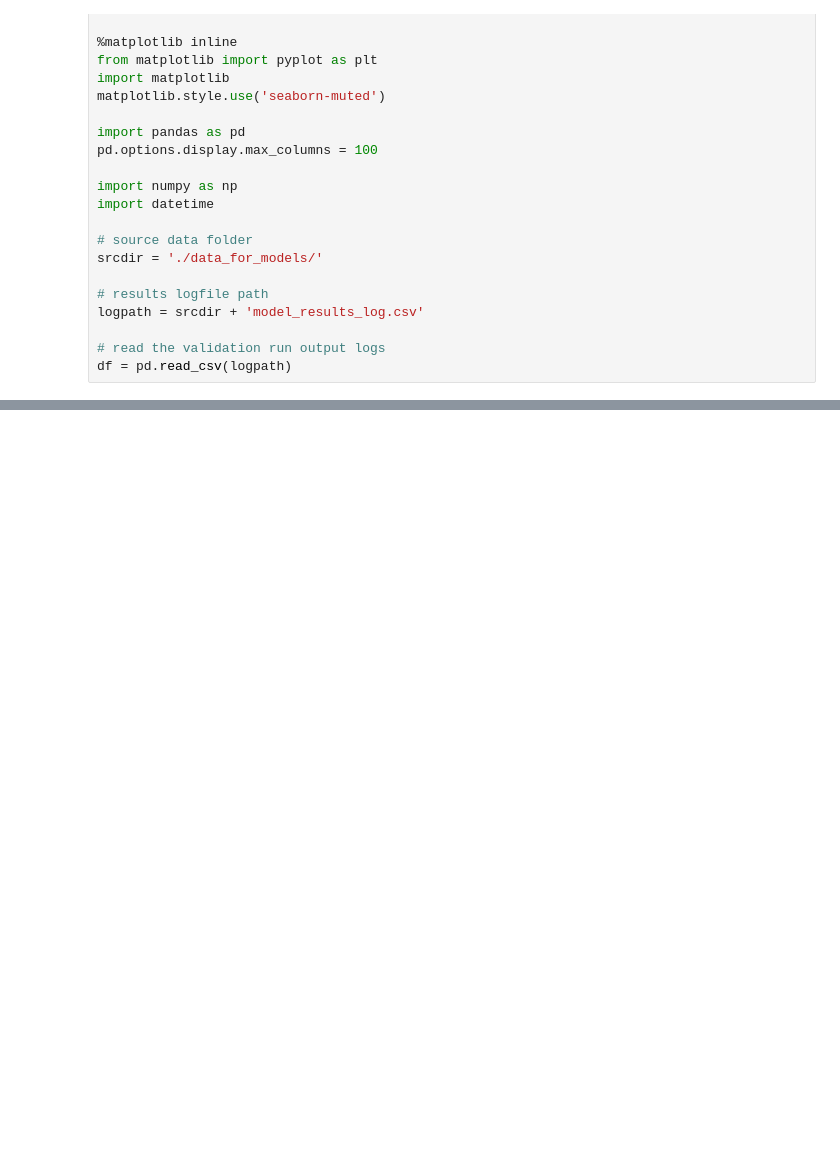
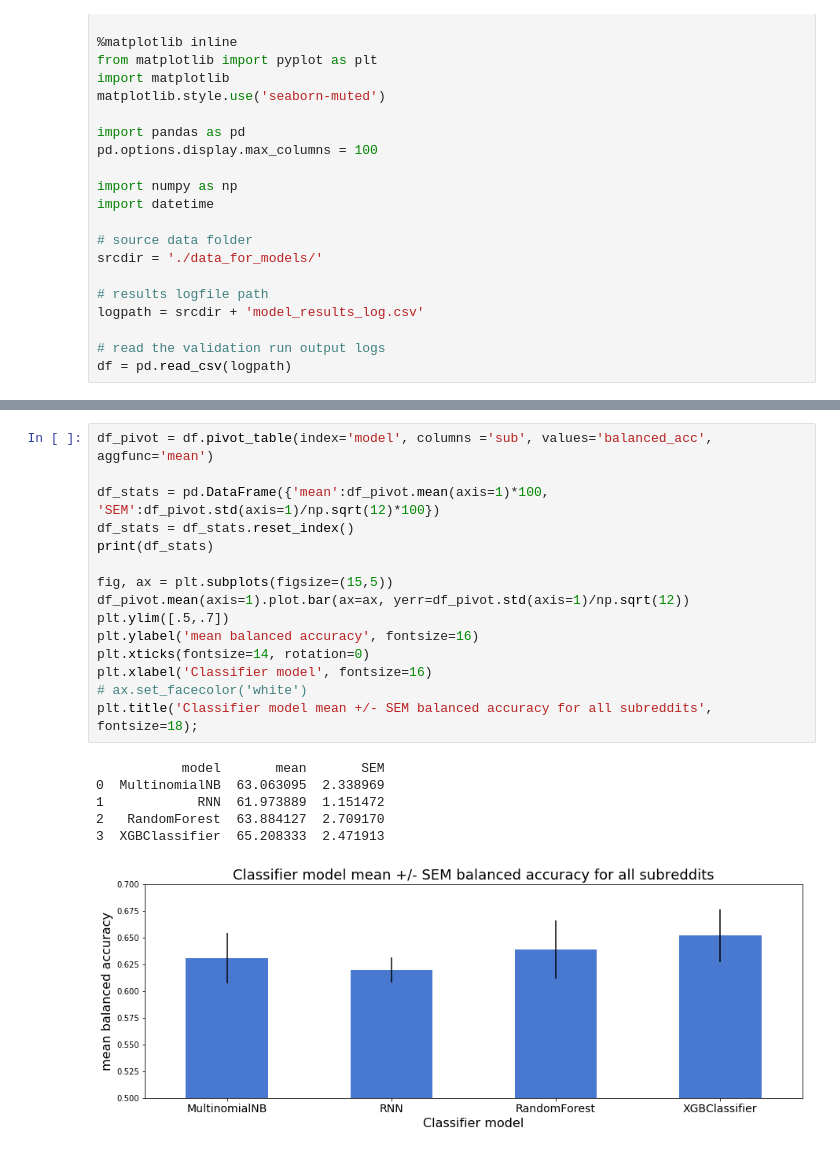
Before and after one commit to johnmburt/springboard, a Jupyter notebook: capstone_1/reddit_toxic_comment_detection_model_selection_v1.ipynb, the cells around one changed output, grey strips where cells are left out. Saved outputs shown, nothing was run; the diff lists cells and outputs as text; blank space fills up the shorter version.

```diff
--- a/capstone_1/reddit_toxic_comment_detection_model_selection_v1.ipynb
+++ b/capstone_1/reddit_toxic_comment_detection_model_selection_v1.ipynb
@@ -60,3 +73,25 @@ df[['sub','balanced_acc']][df['model'].str.contains('xgb', case=False)]
+# %%
+df_pivot = df.pivot_table(index='model', columns ='sub', values='balanced_acc', aggfunc='mean')
+
+df_stats = pd.DataFrame({'mean':df_pivot.mean(axis=1)*100, 'SEM':df_pivot.std(axis=1)/np.sqrt(12)*100})
+df_stats = df_stats.reset_index()
+print(df_stats)
+
+fig, ax = plt.subplots(figsize=(15,5))
+df_pivot.mean(axis=1).plot.bar(ax=ax, yerr=df_pivot.std(axis=1)/np.sqrt(12))
+plt.ylim([.5,.7])
+plt.ylabel('mean balanced accuracy', fontsize=16)
+plt.xticks(fontsize=14, rotation=0)
+plt.xlabel('Classifier model', fontsize=16)
+# ax.set_facecolor('white')
+plt.title('Classifier model mean +/- SEM balanced accuracy for all subreddits', fontsize=18);
+# %% [output]
+           model       mean       SEM
+0  MultinomialNB  63.063095  2.338969
+1            RNN  61.973889  1.151472
+2   RandomForest  63.884127  2.709170
+3  XGBClassifier  65.208333  2.471913
+[figure, added]
 # %% [markdown]
 ### How do models perform across subreddits?
 
```
Also changed, not shown: parts of 18 cells of this notebook.
